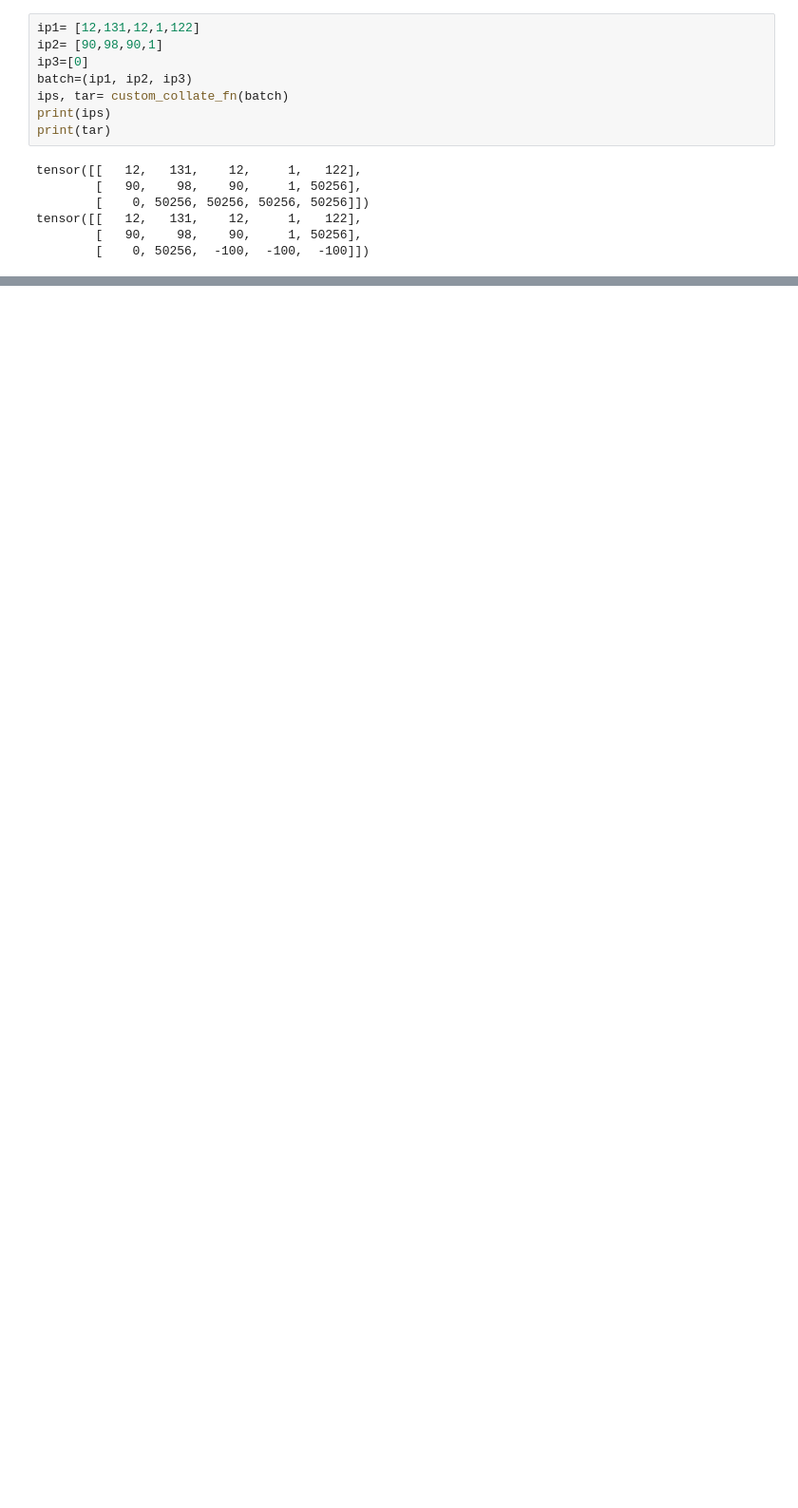
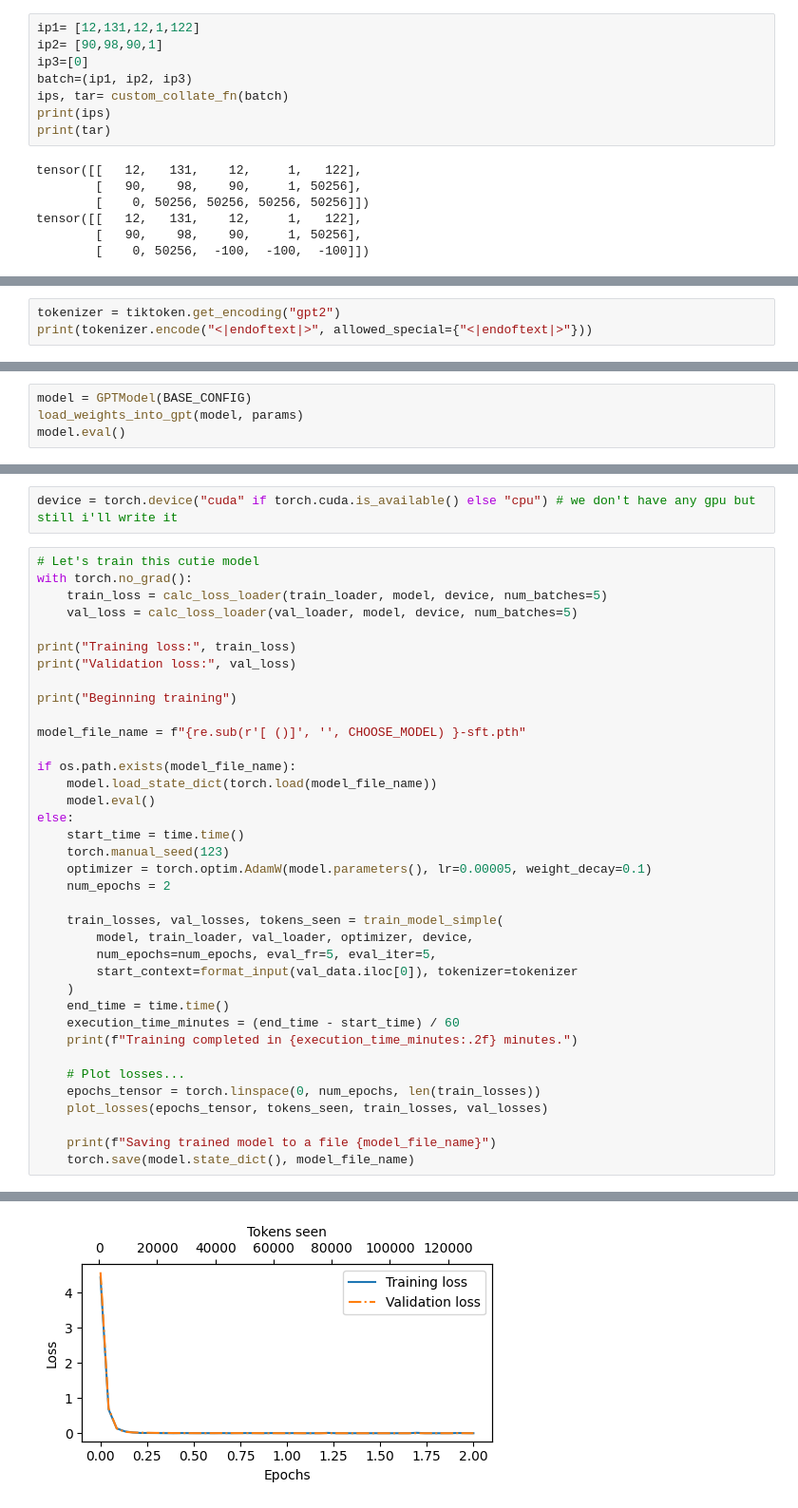
Before and after one commit to Vidushi2709/llm-from-scratch, a Jupyter notebook: Instructional_finetuning.ipynb, the cells around one changed output, grey strips where cells are left out. Shown at 95% size. Saved outputs shown, nothing was run; the diff lists cells and outputs as text; blank space fills up the shorter version.

```diff
--- a/Instructional_finetuning.ipynb
+++ b/Instructional_finetuning.ipynb
@@ -192,0 +229,3 @@ tensor([[   12,   131,    12,     1,   122],
+# %%
+tokenizer = tiktoken.get_encoding("gpt2")
+print(tokenizer.encode("<|endoftext|>", allowed_special={"<|endoftext|>"}))
@@ -192,0 +322,4 @@ tensor([[   12,   131,    12,     1,   122],
+# %%
+model = GPTModel(BASE_CONFIG)
+load_weights_into_gpt(model, params)
+model.eval()
@@ -192,0 +381,40 @@ tensor([[   12,   131,    12,     1,   122],
+# %%
+device = torch.device("cuda" if torch.cuda.is_available() else "cpu") # we don't have any gpu but still i'll write it
+# %%
+# Let's train this cutie model
+with torch.no_grad():
+    train_loss = calc_loss_loader(train_loader, model, device, num_batches=5)
+    val_loss = calc_loss_loader(val_loader, model, device, num_batches=5)
+
+print("Training loss:", train_loss)
+print("Validation loss:", val_loss)
+
+print("Beginning training")
+
+model_file_name = f"{re.sub(r'[ ()]', '', CHOOSE_MODEL) }-sft.pth"
+
+if os.path.exists(model_file_name):
+    model.load_state_dict(torch.load(model_file_name))
+    model.eval()
+else:
+    start_time = time.time()
+    torch.manual_seed(123)
+    optimizer = torch.optim.AdamW(model.parameters(), lr=0.00005, weight_decay=0.1)
+    num_epochs = 2
+
+    train_losses, val_losses, tokens_seen = train_model_simple(
+        model, train_loader, val_loader, optimizer, device,
+        num_epochs=num_epochs, eval_fr=5, eval_iter=5,
+        start_context=format_input(val_data.iloc[0]), tokenizer=tokenizer
+    )
+    end_time = time.time()
+    execution_time_minutes = (end_time - start_time) / 60
+    print(f"Training completed in {execution_time_minutes:.2f} minutes.")
+
+    # Plot losses...
+    epochs_tensor = torch.linspace(0, num_epochs, len(train_losses))
+    plot_losses(epochs_tensor, tokens_seen, train_losses, val_losses)
+
+    print(f"Saving trained model to a file {model_file_name}")
+    torch.save(model.state_dict(), model_file_name)
+# %% [output]
@@ -192,0 +438 @@ tensor([[   12,   131,    12,     1,   122],
+[figure, added]
```
Also changed, not shown: parts of 11 cells of this notebook.
